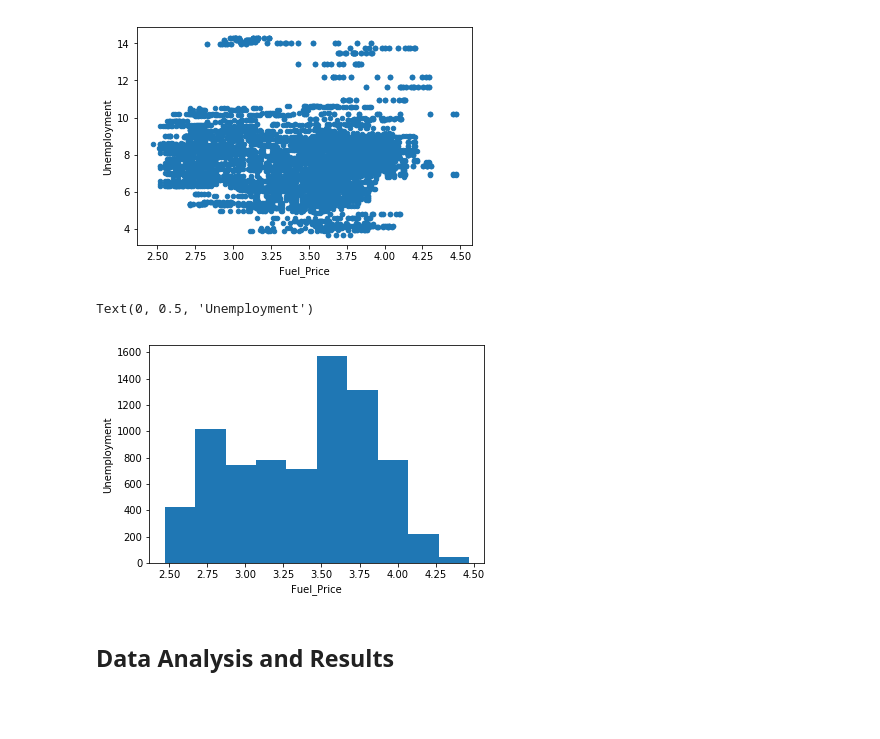
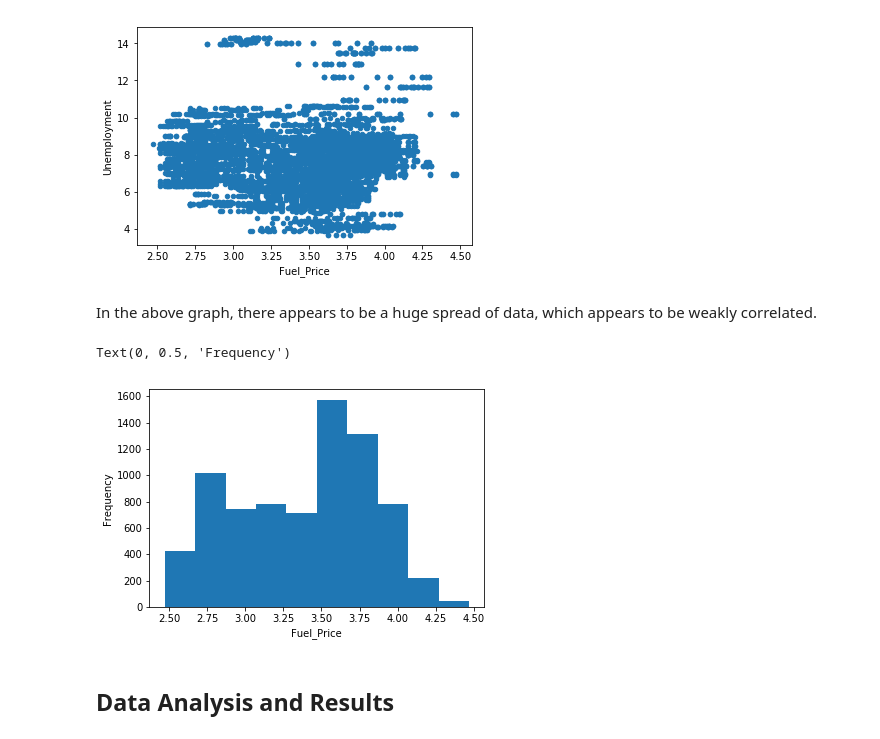
Before and after one commit to dkovelie/COGS-108-project-fun, a Jupyter notebook: FinalProject.ipynb, the cells around one changed output. Drawn from its saved outputs; the diff is of its cells as text; code cells hidden in the pictures; blank space fills up the shorter version.

```diff
--- a/FinalProject.ipynb
+++ b/FinalProject.ipynb
@@ -202,13 +220,15 @@ features.plot.scatter(x='Fuel_Price', y='Unemployment')
 # %% [output]
 <matplotlib.axes._subplots.AxesSubplot at 0x...>
 [figure]
+# %% [markdown]
+In the above graph, there appears to be a huge spread of data, which appears to be weakly correlated.
 # %%
 features['Fuel_Price'].plot.hist()
 mplot.pyplot.xlabel('Fuel_Price')
-mplot.pyplot.ylabel('Unemployment')
+mplot.pyplot.ylabel('Frequency')
 # %% [output]
-Text(0, 0.5, 'Unemployment')
+Text(0, 0.5, 'Frequency')
-[figure, old version]
+[figure, new version]
 # %% [markdown]
 ## Data Analysis and Results
 # %% [markdown]
```
Also changed, not shown: parts of 14 cells of this notebook.
